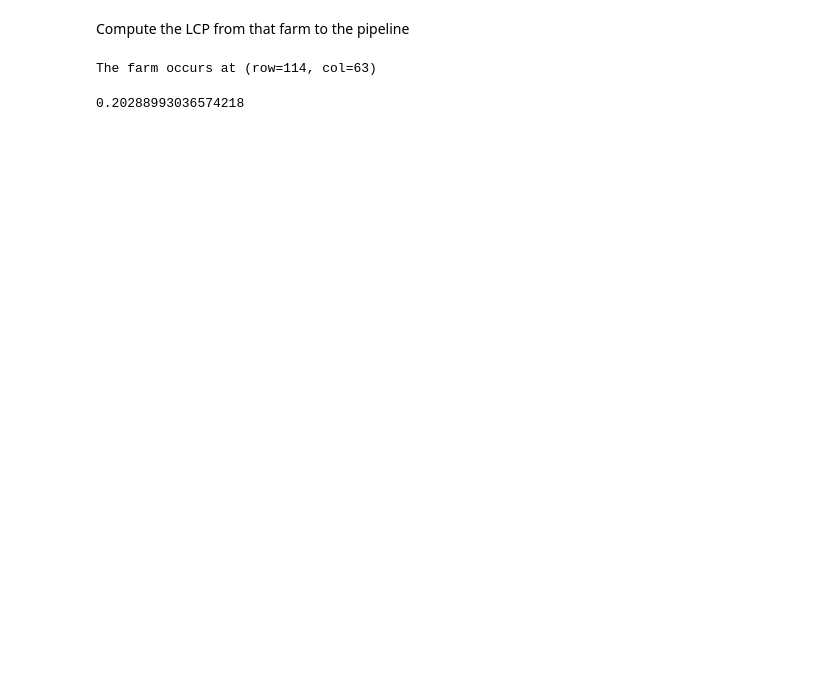
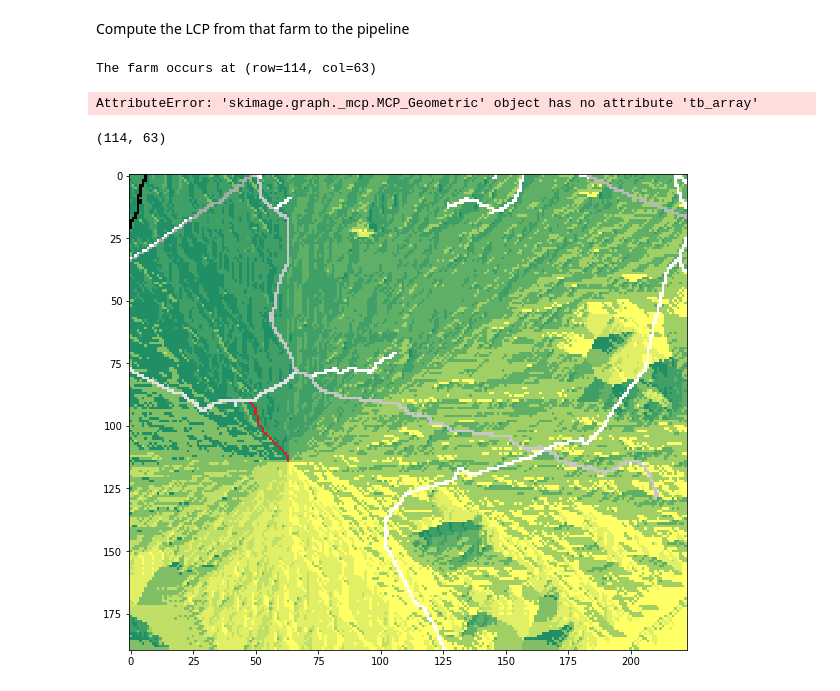
Before and after one commit to ENV859/BioGas_optimization, a Jupyter notebook: scripts/LC-Pipeline-Construction.ipynb, the cells around one changed output. Saved outputs shown, nothing was run; the diff lists cells and outputs as text; code cells hidden in the pictures; blank space fills up the shorter version.

```diff
--- a/scripts/LC-Pipeline-Construction.ipynb
+++ b/scripts/LC-Pipeline-Construction.ipynb
@@ -82,15 +80,36 @@ print("The farm occurs at (row={}, col={})".format(rowFarm,colFarm))
 # %% [output]
 The farm occurs at (row=114, col=63)
 # %%
-#Create the MCP graph object
+#Extract the cost surface for that farm
 arrCost = arrCosts[layerMin,:,:]
-lc_graph = graph.MCP_Geometric(arrCosts[layerMin,:,:] , sampling=(x_size,y_size))
-#
-cd_array,traceback = lc_graph.find_costs(starts=([(rowFarm, colFarm)]))
+#Create the MCP graph object from the farm location
+lc_graph = graph.MCP_Geometric(arrCosts[layerMin,:,:], sampling=(x_size,y_size))
+#Compute the cost distance and traceback arrays
+cd_array,tb_array = lc_graph.find_costs(starts=([(rowFarm, colFarm)]))
+#Traceback
+# %% [output]
+AttributeError: 'skimage.graph._mcp.MCP_Geometric' object has no attribute 'tb_array'
+# %%
+#Get the row/col indices of pixels in the LCP
+lcp_indices = lc_graph.traceback((rowMin,colMin))
+lcp_indices[0]
+# %% [output]
+(114, 63)
+# %%
+#Convert to a layer
+arrLCP = np.zeros(arrPipes.shape)
+for r,c in lcp_indices:
+    arrLCP[r,c] = 1
+arrLCP_masked = np.ma.masked_array(arrLCP, mask=arrLCP == 0)
+# %%
+plt.figure(figsize = (10,10))
+im1 = plt.imshow(tb_array,cmap=plt.cm.summer)
+im2 = plt.imshow(arrPipes,cmap=plt.cm.binary)
+im3 = plt.imshow(arrLCP_masked,cmap=plt.cm.Set1)
+# %% [output]
+[figure, added]
 # %%
 cd_array[rowMin,colMin]
-# %% [output]
-0.20288993036574218
 # %%
 #Compute the LCP from that location to the nearest pipe
 mcpConnect = graph.MCP_Connect(arrStack[x])
```
Also changed, not shown: parts of 7 cells of this notebook.
